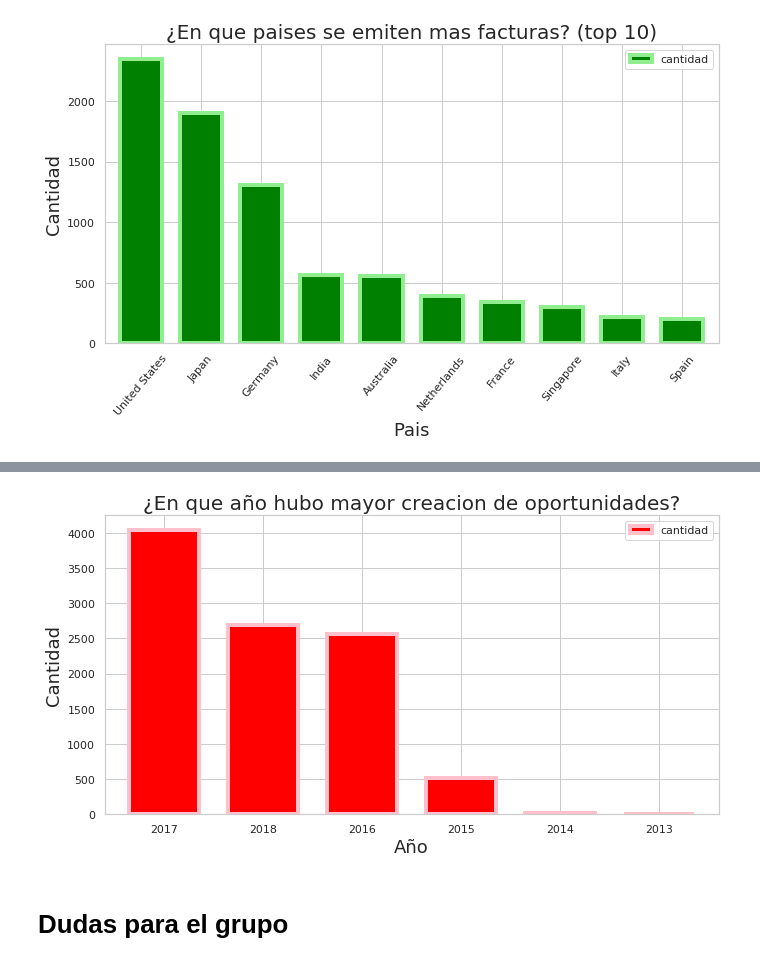
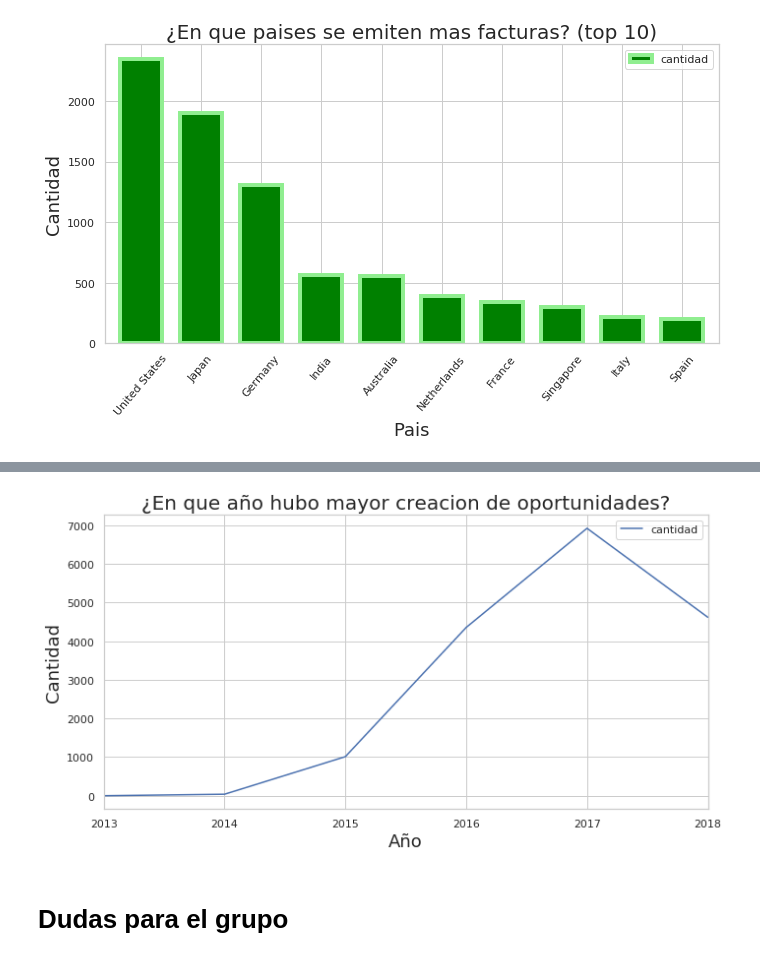
Before and after one commit to germanbc/Organizacion-de-Datos-2c2020-TP1, a Jupyter notebook: TP1 - German.ipynb, the cells around one changed output, grey strips where cells are left out. Cells and saved outputs as stored; diff of their text form; code cells hidden in the pictures.

```diff
--- a/TP1 - German.ipynb
+++ b/TP1 - German.ipynb
@@ -228,7 +230,6 @@ g.set_ylabel("Cantidad", fontsize=18);
 # %%
-eciOp['Opportunity_Created_Date'] = pd.to_datetime(eciOp['Opportunity_Created_Date'])
-eciOp['Opportunity_Created_Year'] = eciOp['Opportunity_Created_Date'].dt.year
-opportunityCreatedYear = eciOp['Opportunity_Created_Year'].value_counts().to_frame().reset_index()\
-                            .rename(columns={'index':'Año','Opportunity_Created_Year':'cantidad'})
+eci['Opportunity_Created_Date'] = pd.to_datetime(eci['Opportunity_Created_Date'])
+eci['Opportunity_Created_Year'] = eci['Opportunity_Created_Date'].dt.year
+opportunityCreatedYear = eci.groupby('Opportunity_Created_Year').agg({'ID':'count'}).reset_index().rename(columns={'ID':'cantidad','Opportunity_Created_Year':'Año'})
 opportunityCreatedYear
 # %% [output]
@@ -251,14 +243,12 @@ See the caveats in the documentation: http://pandas.pydata.org/pandas-docs/stabl
 # %%
-opportunityCreatedYear.plot(kind='bar', x='Año', y='cantidad',\
-                 width=0.7, figsize=(11,5.5), color='red',\
-                 edgecolor="pink", linewidth=4, rot=0)
+opportunityCreatedYear.plot(kind='line', x='Año', y='cantidad',figsize=(11,5.5))
 g=plt.gca()
 g.set_title("¿En que año hubo mayor creacion de oportunidades?",\
             fontsize=20);
 g.set_xlabel("Año", fontsize=18);
 g.set_ylabel("Cantidad", fontsize=18);
 # %% [output]
-[figure, old version]
+[figure, new version]
 # %% [markdown]
 # Dudas para el grupo
 # %% [markdown]
```
Also changed, not shown: parts of 4 cells of this notebook.
